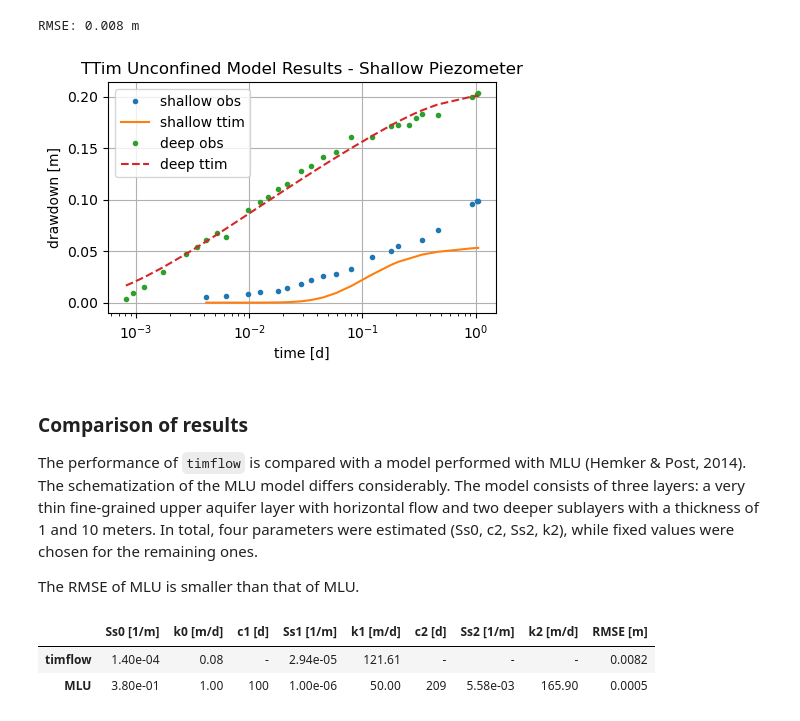
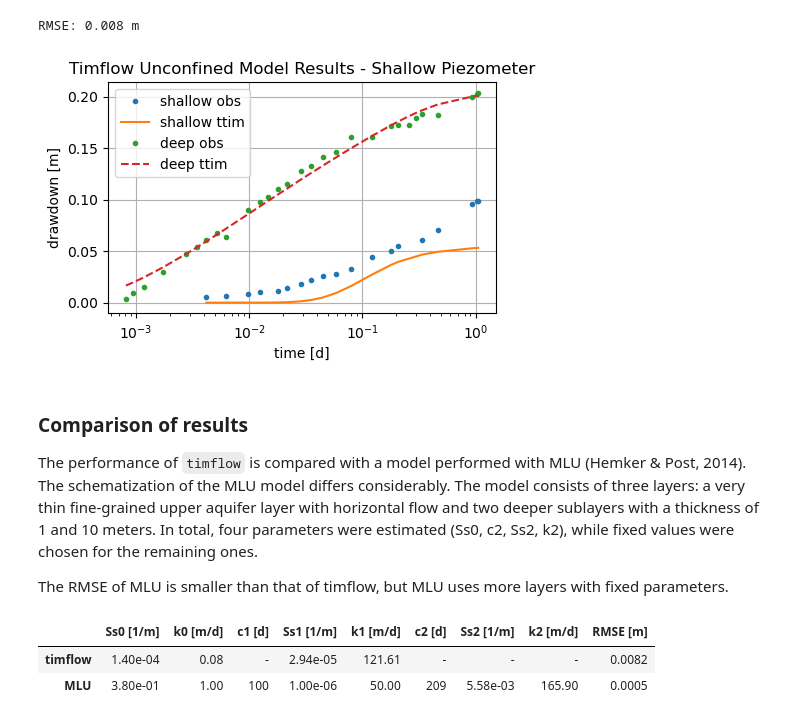
Before and after one commit to MattBrst/timflow, a Jupyter notebook: docs/transient/04pumpingtests/unconfined2_vennebulten.ipynb, the cells around one changed output. Cells and saved outputs as stored; diff of their text form; code cells hidden in the pictures.

```diff
--- a/docs/transient/04pumpingtests/unconfined2_vennebulten.ipynb
+++ b/docs/transient/04pumpingtests/unconfined2_vennebulten.ipynb
@@ -46,8 +46,7 @@ ml = tft.Model3D(
     z=z,
     Saq=Ss,
     kzoverkh=kzoverkh,
-    topboundary="conf",
-    phreatictop=True,
+    topboundary="phreatic",
     tmin=1e-4,
     tmax=1.1,
 )
@@ -106,23 +106,23 @@ RMSE: 0.008 m
 # %%
 hs_1 = ml.head(r, 0, ts, layers=3)
 hd_1 = wobs.headinside(td)
 
 plt.semilogx(ts, -hs, ".", label="shallow obs")
 plt.semilogx(ts, -hs_1[0], label="shallow ttim")
 plt.semilogx(td, -hd, ".", label="deep obs")
 plt.semilogx(td, -hd_1[0], "--", label="deep ttim")
 plt.xlabel("time [d]")
 plt.ylabel("drawdown [m]")
-plt.title("TTim Unconfined Model Results - Shallow Piezometer")
+plt.title("Timflow Unconfined Model Results - Shallow Piezometer")
 plt.legend()
 plt.grid()
 # %% [output]
-[figure, old version]
+[figure, new version]
 # %% [markdown]
 ### Comparison of results
 The performance of `timflow` is compared with a model performed with MLU (Hemker & Post, 2014). The schematization of the MLU model differs considerably. The model consists of three layers: a very thin fine-grained upper aquifer layer with horizontal flow and two deeper sublayers with a thickness of 1 and 10 meters. In total, four parameters were estimated (Ss0, c2, Ss2, k2), while fixed values were chosen for the remaining ones.
 
-The RMSE of MLU is smaller than that of MLU.
+The RMSE of MLU is smaller than that of timflow, but MLU uses more layers with fixed parameters.
 # %%
 t = pd.DataFrame(
     columns=[
```
Also changed, not shown: parts of 2 cells of this notebook, 12 other files.
